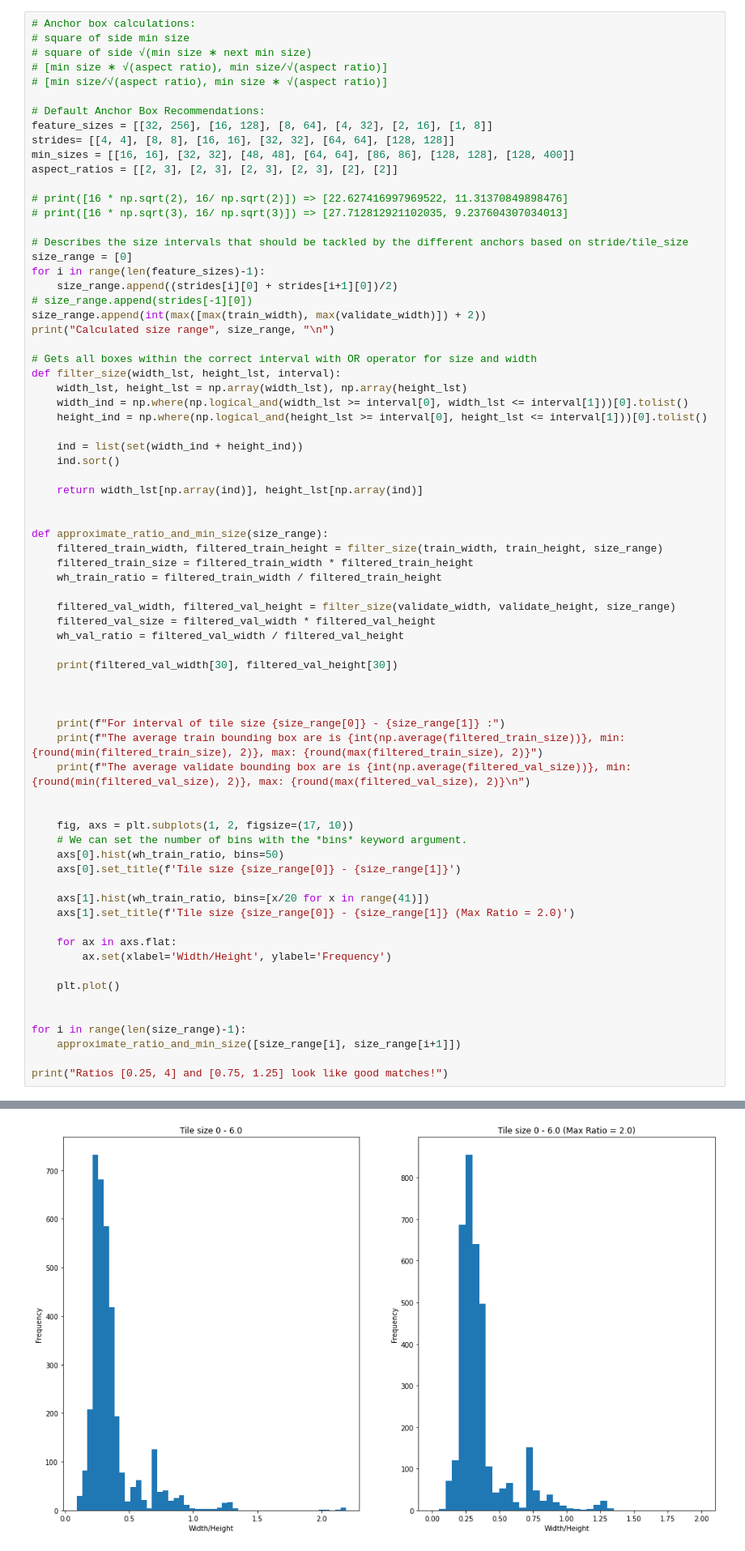
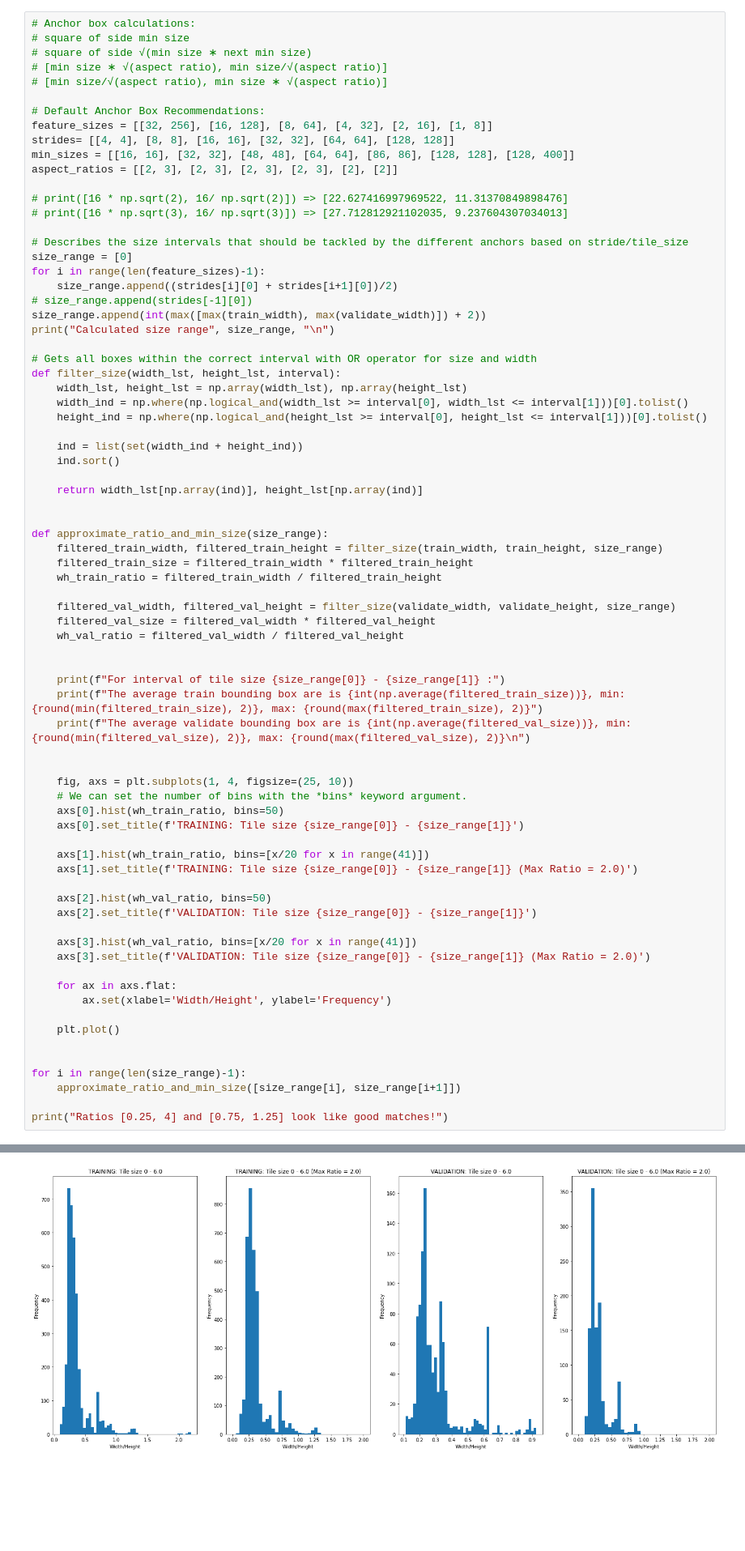
Before and after one commit to erikgal/computer-vision-lidar-project-tdt4265, a Jupyter notebook: SSD/analyze_annotations.ipynb, the cells around one changed output, grey strips where cells are left out. Shown at 81% size. Cells and saved outputs as stored; diff of their text form; blank space fills up the shorter version.

```diff
--- a/SSD/analyze_annotations.ipynb
+++ b/SSD/analyze_annotations.ipynb
@@ -348,22 +358,25 @@ def approximate_ratio_and_min_size(size_range):
     filtered_val_size = filtered_val_width * filtered_val_height
     wh_val_ratio = filtered_val_width / filtered_val_height
 
-    print(filtered_val_width[30], filtered_val_height[30])
-
-
 
     print(f"For interval of tile size {size_range[0]} - {size_range[1]} :")
     print(f"The average train bounding box are is {int(np.average(filtered_train_size))}, min: {round(min(filtered_train_size), 2)}, max: {round(max(filtered_train_size), 2)}")
     print(f"The average validate bounding box are is {int(np.average(filtered_val_size))}, min: {round(min(filtered_val_size), 2)}, max: {round(max(filtered_val_size), 2)}\n")
 
 
-    fig, axs = plt.subplots(1, 2, figsize=(17, 10))
+    fig, axs = plt.subplots(1, 4, figsize=(25, 10))
     # We can set the number of bins with the *bins* keyword argument.
     axs[0].hist(wh_train_ratio, bins=50)
-    axs[0].set_title(f'Tile size {size_range[0]} - {size_range[1]}')
+    axs[0].set_title(f'TRAINING: Tile size {size_range[0]} - {size_range[1]}')
 
     axs[1].hist(wh_train_ratio, bins=[x/20 for x in range(41)])
-    axs[1].set_title(f'Tile size {size_range[0]} - {size_range[1]} (Max Ratio = 2.0)')
+    axs[1].set_title(f'TRAINING: Tile size {size_range[0]} - {size_range[1]} (Max Ratio = 2.0)')
+
+    axs[2].hist(wh_val_ratio, bins=50)
+    axs[2].set_title(f'VALIDATION: Tile size {size_range[0]} - {size_range[1]}')
+
+    axs[3].hist(wh_val_ratio, bins=[x/20 for x in range(41)])
+    axs[3].set_title(f'VALIDATION: Tile size {size_range[0]} - {size_range[1]} (Max Ratio = 2.0)')
 
     for ax in axs.flat:
         ax.set(xlabel='Width/Height', ylabel='Frequency')
@@ -392,5 +405,5 @@ The average validate bounding box are is 317, min: 19.17, max: 905.13
 The average train bounding box are is 10178, min: 1249.29, max: 51046.4
 The average validate bounding box are is 7581, min: 905.13, max: 16760.03
 
 Ratios [0.25, 4] and [0.75, 1.25] look like good matches!
-[figure, old version]
+[figure, new version]
```
Also changed, not shown: parts of 6 cells of this notebook, 3 other files.
